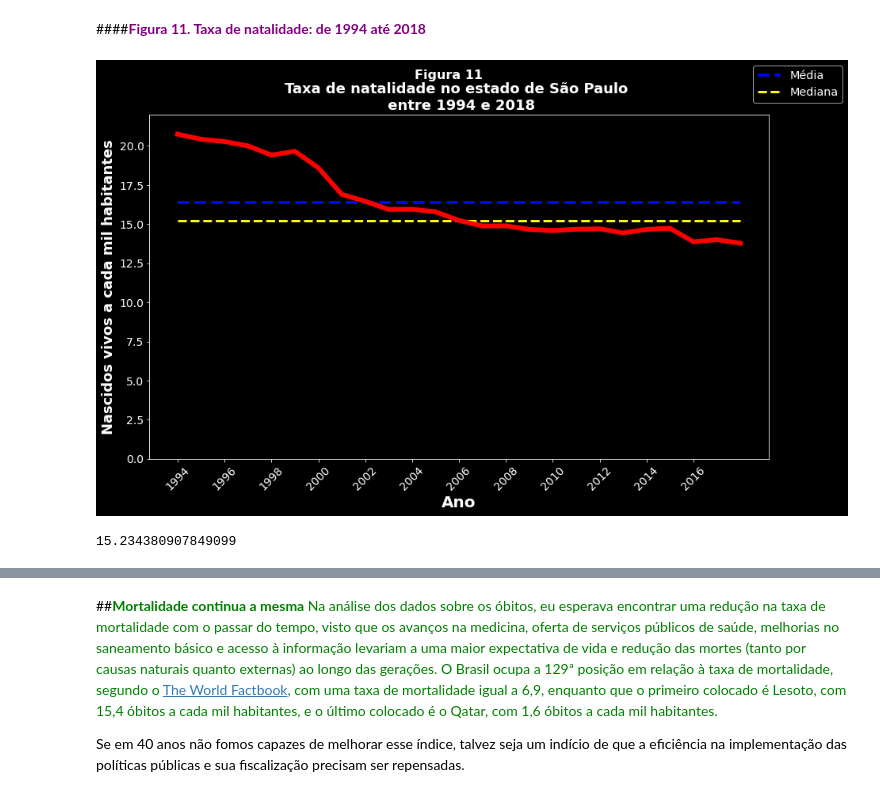
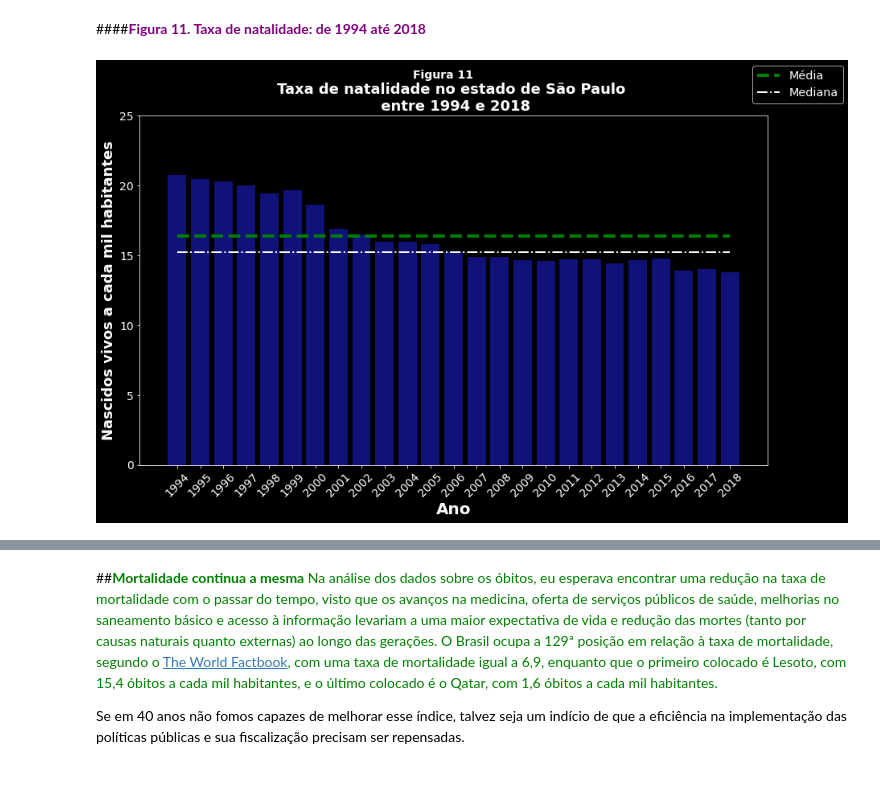
Before and after one commit to vanleiko/bootcamp-alura, a Jupyter notebook: Vanessa_Leiko.ipynb, the cells around one changed output, grey strips where cells are left out. Saved outputs shown, nothing was run; the diff lists cells and outputs as text; code cells hidden in the pictures.

```diff
--- a/Vanessa_Leiko.ipynb
+++ b/Vanessa_Leiko.ipynb
@@ -937,30 +939,26 @@ taxa_natalidade.tail()
 # %%
 # gráfico da taxa de natalidade de todos os anos (de 1994 até 2018)
 plt.figure(figsize=(14,8))
 plt.style.use("dark_background")
 
 media = taxa_natalidade.tx_natalidade.mean()
 mediana = taxa_natalidade.tx_natalidade.median()
 
-linha_media = plt.hlines(y=media, xmin=1994, xmax=2018, color="blue", linestyles="dashed", linewidth=4)
-linha_mediana = plt.hlines(y=mediana, xmin=1994, xmax=2018, color="yellow", linestyles="dashed", linewidth=3)
+plt.yticks(fontsize=14)
+plt.xticks(np.arange(1994, 2020, step=2), fontsize=14, rotation=45)
+
+plt.ylim(0, 25)
+
+sns.barplot(x=taxa_natalidade.index, y="tx_natalidade", data=taxa_natalidade, color="darkblue")
+
+linha_media = plt.hlines(y=media, xmin=0, xmax=24, color="green", linestyles="dashed", linewidth=4)
+linha_mediana = plt.hlines(y=mediana, xmin=0, xmax=24, color="white", linestyles="dashdot", linewidth=2)
 plt.figlegend((linha_media, linha_mediana),('Média', 'Mediana'), fontsize="x-large")
 
 plt.xlabel("Ano", fontsize=20, fontweight="bold")
 plt.ylabel("Nascidos vivos a cada mil habitantes", fontsize=18, fontweight="bold")
 
-plt.yticks(fontsize=14)
-plt.xticks(np.arange(1994, 2018, step=2), fontsize=14, rotation=45)
-
-plt.ylim(0, 22)
-
-sns.lineplot(x=taxa_natalidade.index, y="tx_natalidade", data=taxa_natalidade, linewidth=6, color="red")
-
 plt.title((f"Taxa de natalidade no estado de São Paulo \n entre 1994 e 2018"), fontsize=18, fontweight="bold")
-plt.suptitle("Figura 11", fontsize=16, fontweight="bold");
+plt.suptitle("Figura 11", fontsize=14, fontweight="bold");
 # %% [output]
-[figure, old version]
+[figure, new version]
-# %%
-taxa_natalidade.tx_natalidade.median()
-# %% [output]
-15.234380907849099
```
Also changed, not shown: parts of 77 cells of this notebook.
